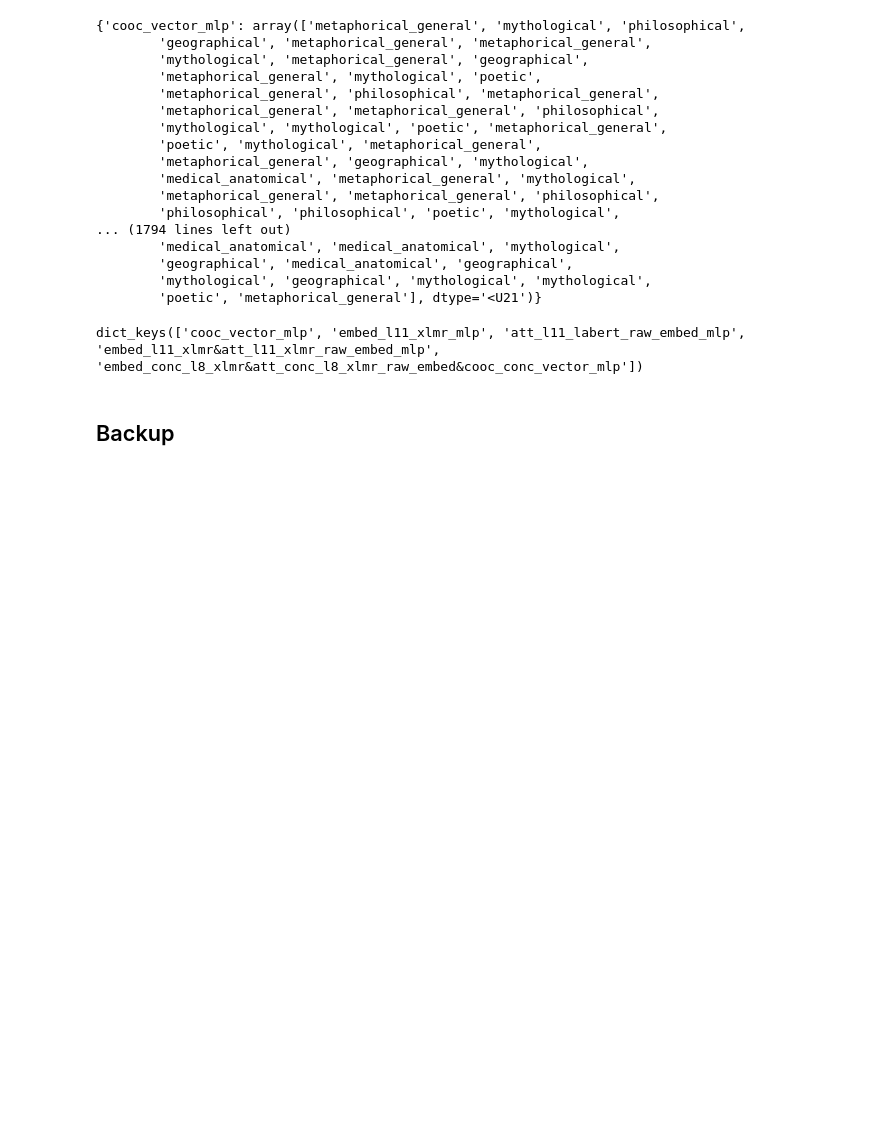
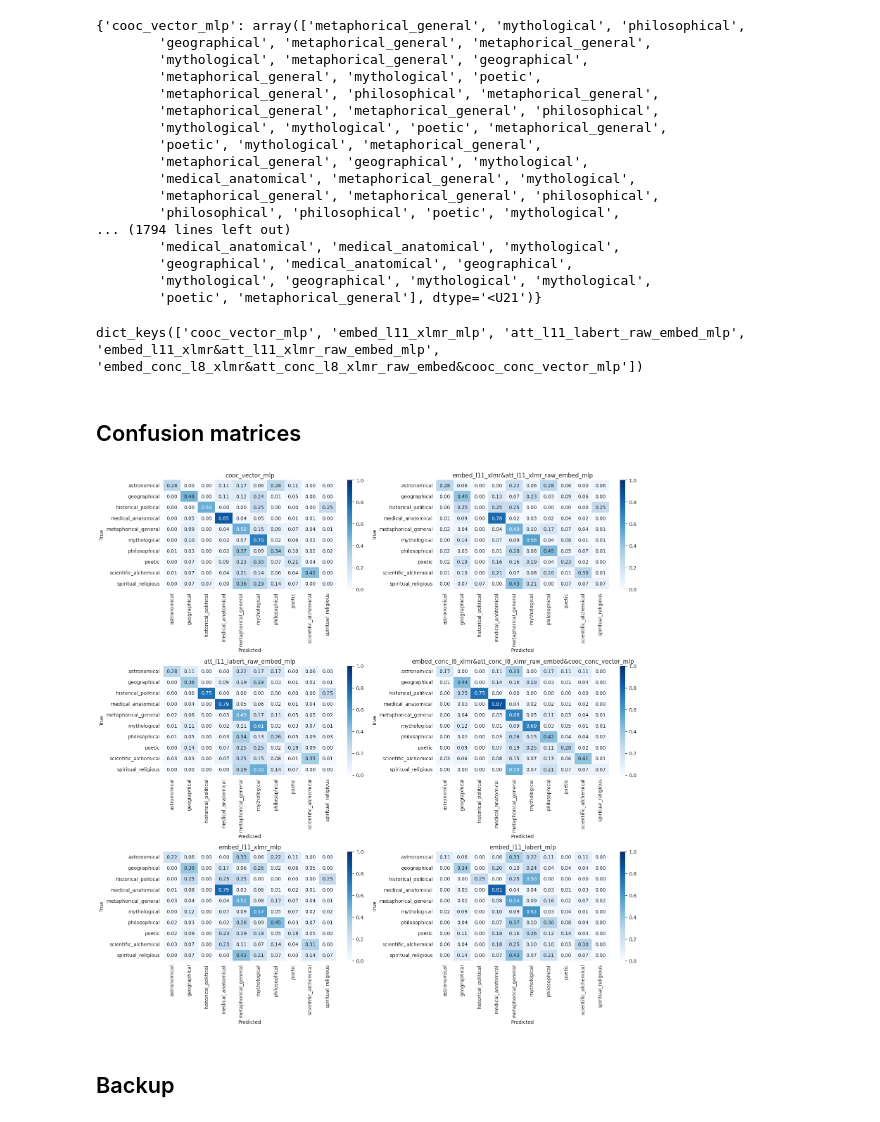
Before and after one commit to CCS-ZCU/labyrinth, a Jupyter notebook: scripts/4_labyrinth_classification-models.ipynb, the cells around one changed output. Saved outputs shown, nothing was run; the diff lists cells and outputs as text; code cells hidden in the pictures; blank space fills up the shorter version.

```diff
--- a/scripts/4_labyrinth_classification-models.ipynb
+++ b/scripts/4_labyrinth_classification-models.ipynb
@@ -654,0 +664,9 @@ f1
+# %%
+# best performing contextual
+X = np.stack(labyrinthus_df["embed_l11_labert"])
+y_pred = cross_val_predict(mlp, X, y, cv=cv)
+acc = accuracy_score(y, y_pred)
+f1 = f1_score(y, y_pred, average="macro")
+title = "embed_l11_labert" + "_mlp"
+y_preds[title] = y_pred
+f1
@@ -751,3 +771,44 @@ for title, y_pred in y_preds.items():
 # %%
 labyrinthus_df_classified_models_sample100 = labyrinthus_df_classified.sample(100, random_state=42)
 labyrinthus_df_classified_models_sample100.to_csv("../data/labyrinthus_df_classified_models_sample100.csv", index=False)
+# %% [markdown]
+## Confusion matrices
+# %%
+import matplotlib.pyplot as plt
+import seaborn as sns
+from sklearn.metrics import confusion_matrix
+from sklearn.utils.multiclass import unique_labels
+
+titles_ordered = [
+    'cooc_vector_mlp',
+    'embed_l11_xlmr&att_l11_xlmr_raw_embed_mlp',
+    'att_l11_labert_raw_embed_mlp',
+    'embed_conc_l8_xlmr&att_conc_l8_xlmr_raw_embed&cooc_conc_vector_mlp',
+    'embed_l11_xlmr_mlp',
+    'embed_l11_labert_mlp'
+]
+
+def plot_confusion_matrix(ax, y_true, y_pred, title):
+    labels = unique_labels(y_true, y_pred)
+    cm = confusion_matrix(y_true, y_pred, labels=labels, normalize='true')
+    sns.heatmap(
+        cm, annot=True, fmt=".2f", cmap="Blues",
+        xticklabels=labels, yticklabels=labels, ax=ax,
+        vmin=0.0, vmax=1.0
+    )
+    ax.set_xlabel("Predicted")
+    ax.set_ylabel("True")
+    ax.set_title(title)
+    ax.tick_params(axis='x')
+
+fig, axes = plt.subplots(3, 2, figsize=(16, 16))
+axes = axes.flatten()
+
+for idx, title in enumerate(titles_ordered):
+    y_pred = y_preds[title]
+    plot_confusion_matrix(axes[idx], y, y_pred, title)
+
+plt.tight_layout()
+plt.show()
+# %% [output]
+[figure, added]
```
Also changed, not shown: parts of 6 cells of this notebook, 4 other files.
